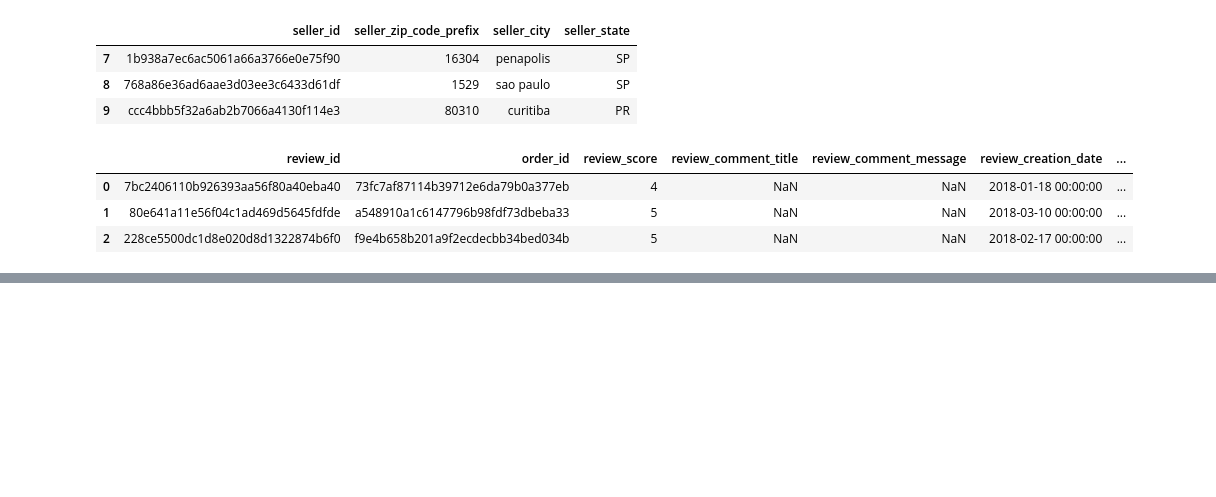
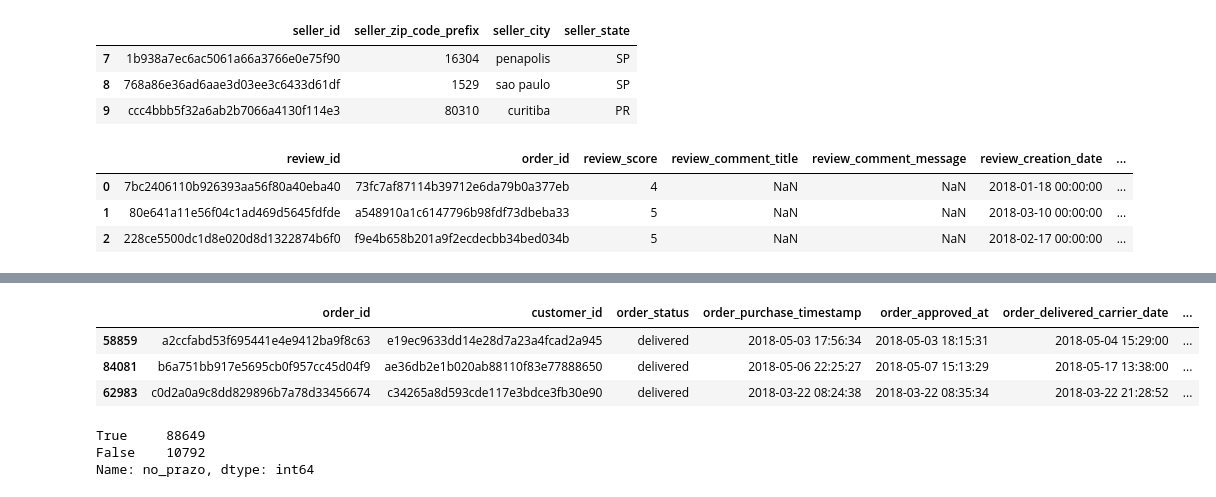
Before and after one commit to CarlosSeverian/Intro_Ciencia_Dados_2021, a Jupyter notebook: ICD_Aula_1_Olist.ipynb, the cells around one changed output, grey strips where cells are left out. Drawn from its saved outputs; the diff is of its cells as text; code cells hidden in the pictures; blank space fills up the shorter version.

```diff
--- a/ICD_Aula_1_Olist.ipynb
+++ b/ICD_Aula_1_Olist.ipynb
@@ -120,0 +206,14 @@ max                99990.000000
+# %%
+df_order['no_prazo'] = df_order['order_estimated_delivery_date'] > df_order['order_delivered_customer_date']
+df_order.sample(3)
+# %% [output]
+|  | order_id | customer_id | order_status | order_purchase_timestamp | order_approved_at | order_delivered_carrier_date | ... |
+| 58859 | a2ccfabd53f695441e4e9412ba9f8c63 | e19ec9633dd14e28d7a23a4fcad2a945 | delivered | 2018-05-03 17:56:34 | 2018-05-03 18:15:31 | 2018-05-04 15:29:00 | ... |
+| 84081 | b6a751bb917e5695cb0f957cc45d04f9 | ae36db2e1b020ab88110f83e77888650 | delivered | 2018-05-06 22:25:27 | 2018-05-07 15:13:29 | 2018-05-17 13:38:00 | ... |
+| 62983 | c0d2a0a9c8dd829896b7a78d33456674 | c34265a8d593cde117e3bdce3fb30e90 | delivered | 2018-03-22 08:24:38 | 2018-03-22 08:35:34 | 2018-03-22 21:28:52 | ... |
+# %%
+df_order['no_prazo'].value_counts()
+# %% [output]
+True     88649
+False    10792
+Name: no_prazo, dtype: int64
```
Also changed, not shown: parts of 15 cells of this notebook.
